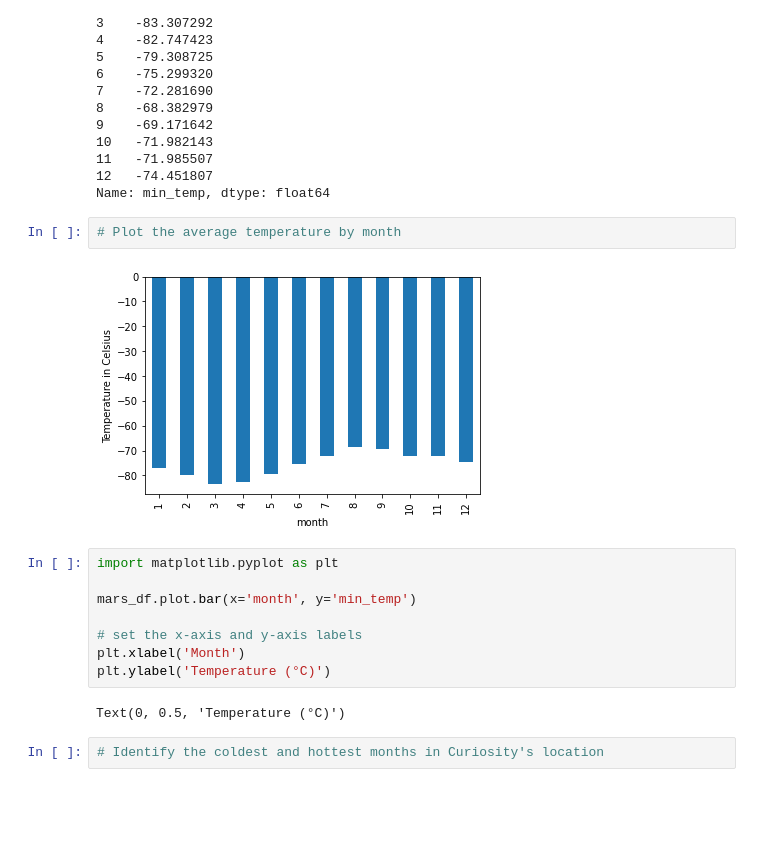
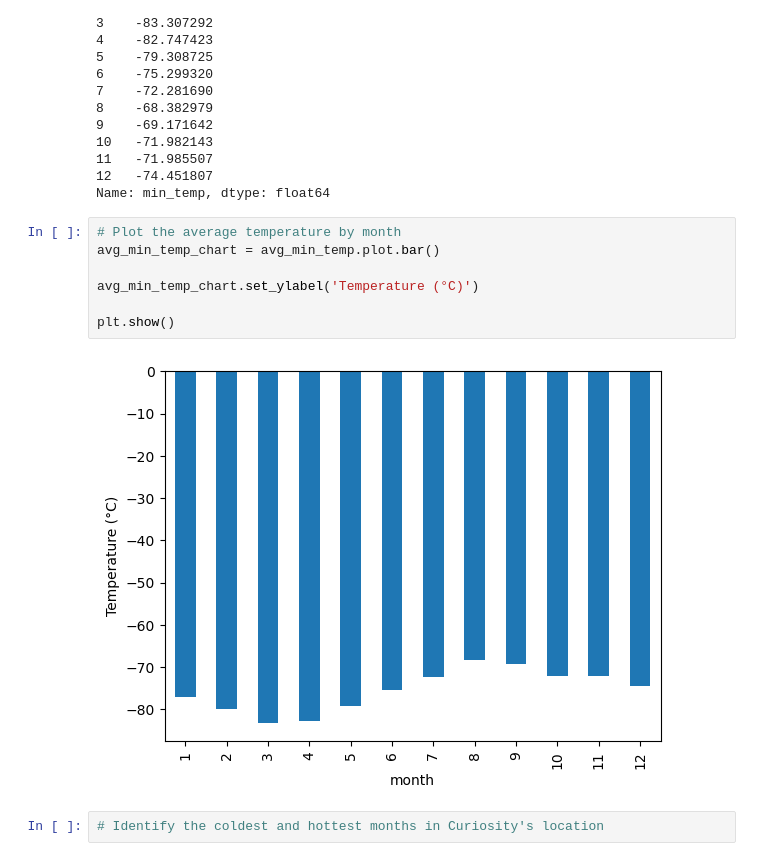
Before and after one commit to teresa-le/Mission_to_Mars, a Jupyter notebook: part_2_mars_weather.ipynb, the cells around one changed output. Drawn from its saved outputs; the diff is of its cells as text; blank space fills up the shorter version.

```diff
--- a/part_2_mars_weather.ipynb
+++ b/part_2_mars_weather.ipynb
@@ -247,18 +252,13 @@ month
 Name: min_temp, dtype: float64
 # %%
 # Plot the average temperature by month
+avg_min_temp_chart = avg_min_temp.plot.bar()
+
+avg_min_temp_chart.set_ylabel('Temperature (°C)')
+
+plt.show()
 # %% [output]
-[figure, old version]
+[figure, new version]
-# %%
-import matplotlib.pyplot as plt
-
-mars_df.plot.bar(x='month', y='min_temp')
-
-# set the x-axis and y-axis labels
-plt.xlabel('Month')
-plt.ylabel('Temperature (°C)')
-# %% [output]
-Text(0, 0.5, 'Temperature (°C)')
 # %%
 # Identify the coldest and hottest months in Curiosity's location
 # %% [output]
```
Also changed, not shown: parts of 5 cells of this notebook.
